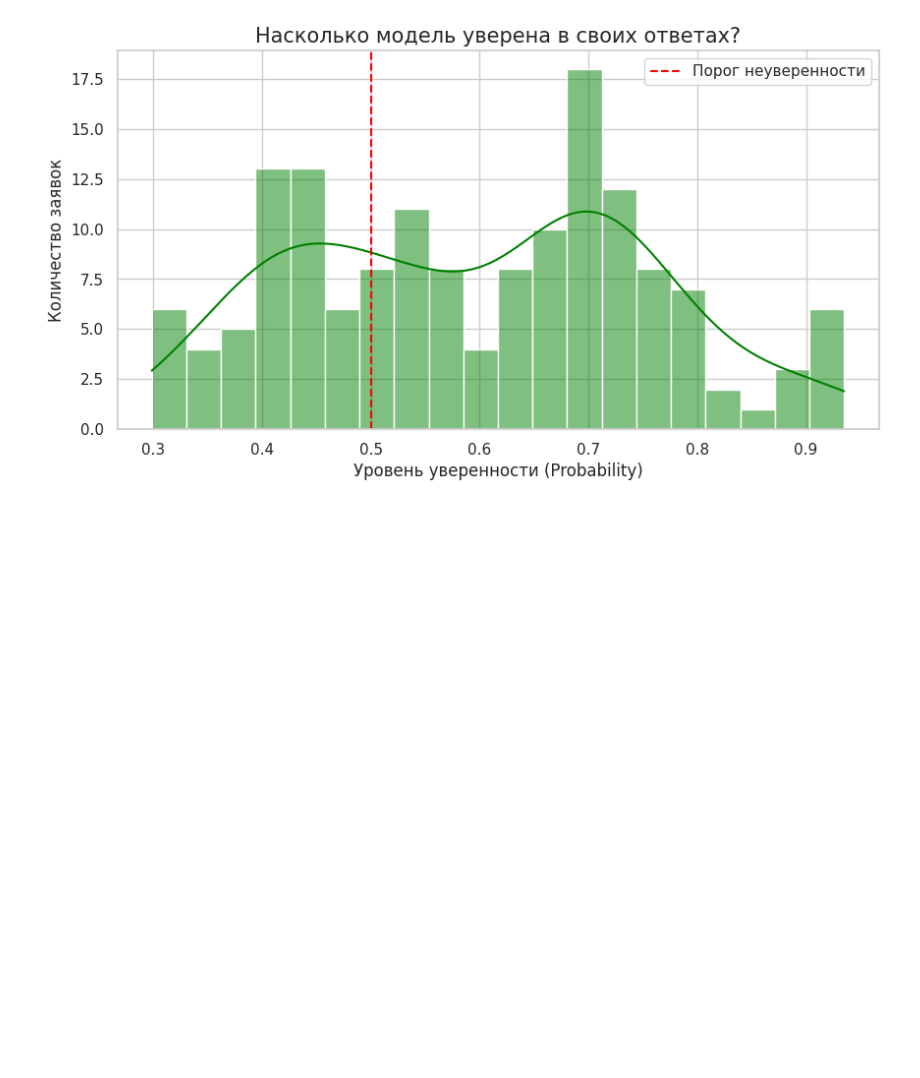
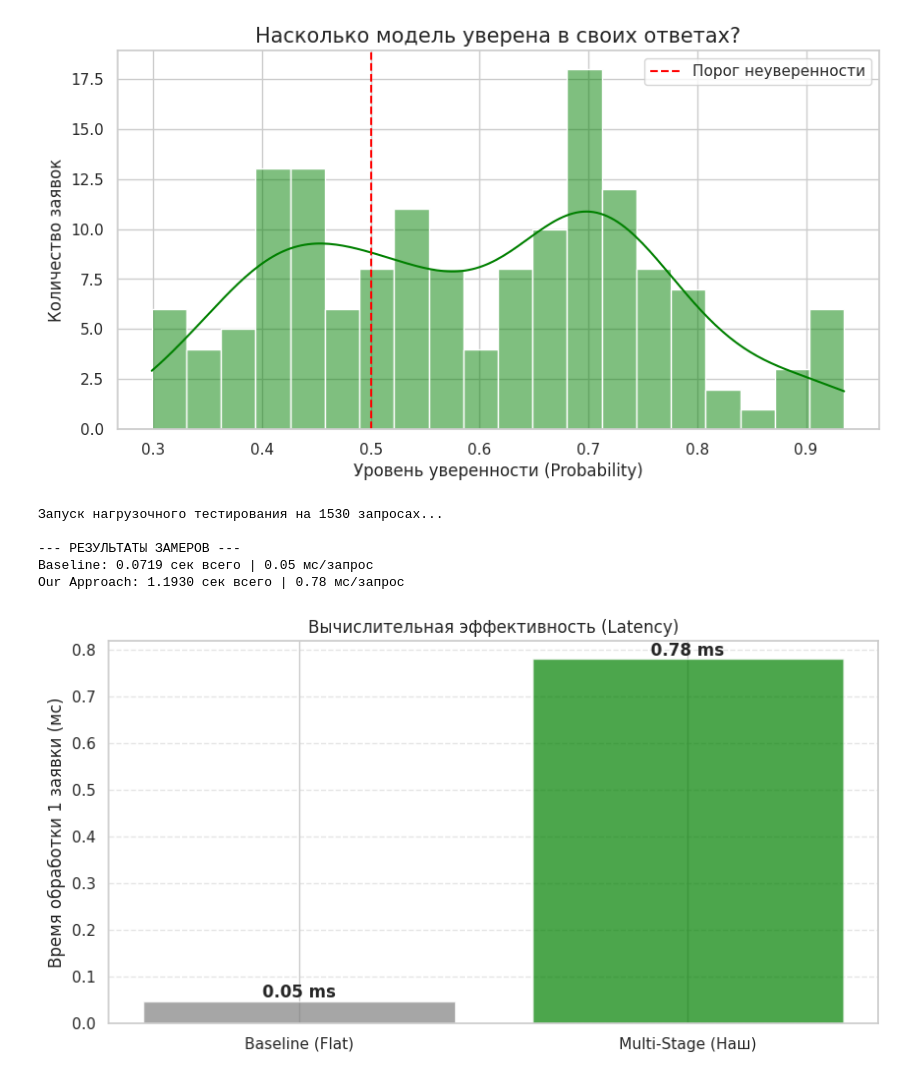
Before and after one commit to Zzzpize/ml-project, a Jupyter notebook: notebooks/research.ipynb, the cells around one changed output. Drawn from its saved outputs; the diff is of its cells as text; code cells hidden in the pictures; blank space fills up the shorter version.

```diff
--- a/notebooks/research.ipynb
+++ b/notebooks/research.ipynb
@@ -297,3 +275,65 @@ plt.show()
 [figure]
 [figure]
 [figure]
+# %%
+import time
+
+# Увеличим тестовую выборку в 10 раз для наглядности замера скорости
+X_bench = pd.concat([X_test] * 10).reset_index(drop=True)
+print(f"Запуск нагрузочного тестирования на {len(X_bench)} запросах...")
+
+# --- 1. Замер Baseline ---
+start_time = time.time()
+# Прогоняем предсказания
+_ = baseline_model.predict(X_bench)
+end_time = time.time()
+baseline_time = end_time - start_time
+
+# --- 2. Замер Multi-stage ---
+start_time = time.time()
+# Эмулируем работу пайплайна (Stage 1 -> Stage 2)
+# Сначала получаем группы
+groups = stage1_model.predict(X_bench)
+# Для простоты теста считаем время, как если бы мы для каждой строки
+# выбирали нужную модель (векторизованная эмуляция худшего случая)
+for i, group in enumerate(groups):
+    # Если есть модель 2-го уровня, делаем предикшн (оверхед на переключение)
+    if group in stage2_models:
+        _ = stage2_models[group].predict([X_bench[i]])
+end_time = time.time()
+multistage_time = end_time - start_time
+
+# Расчет среднего времени на 1 запрос (в миллисекундах)
+base_latency = (baseline_time / len(X_bench)) * 1000
+multi_latency = (multistage_time / len(X_bench)) * 1000
+
+print(f"\n--- РЕЗУЛЬТАТЫ ЗАМЕРОВ ---")
+print(f"Baseline: {baseline_time:.4f} сек всего | {base_latency:.2f} мс/запрос")
+print(f"Our Approach: {multistage_time:.4f} сек всего | {multi_latency:.2f} мс/запрос")
+
+# --- ГРАФИК ПРОИЗВОДИТЕЛЬНОСТИ ---
+plt.figure(figsize=(10, 5))
+times = [base_latency, multi_latency]
+labels = ['Baseline (Flat)', 'Multi-Stage (Наш)']
+colors = ['gray', 'green']
+
+bars = plt.bar(labels, times, color=colors, alpha=0.7)
+plt.ylabel('Время обработки 1 заявки (мс)')
+plt.title('Вычислительная эффективность (Latency)')
+plt.grid(axis='y', linestyle='--', alpha=0.5)
+
+# Добавляем подписи
+for bar in bars:
+    height = bar.get_height()
+    plt.text(bar.get_x() + bar.get_width()/2., height,
+             f'{height:.2f} ms',
+             ha='center', va='bottom', fontsize=12, fontweight='bold')
+
+plt.show()
+# %% [output]
+Запуск нагрузочного тестирования на 1530 запросах...
+
+--- РЕЗУЛЬТАТЫ ЗАМЕРОВ ---
+Baseline: 0.0719 сек всего | 0.05 мс/запрос
+Our Approach: 1.1930 сек всего | 0.78 мс/запрос
+[figure, added]
```
Also changed, not shown: parts of 3 cells of this notebook.
